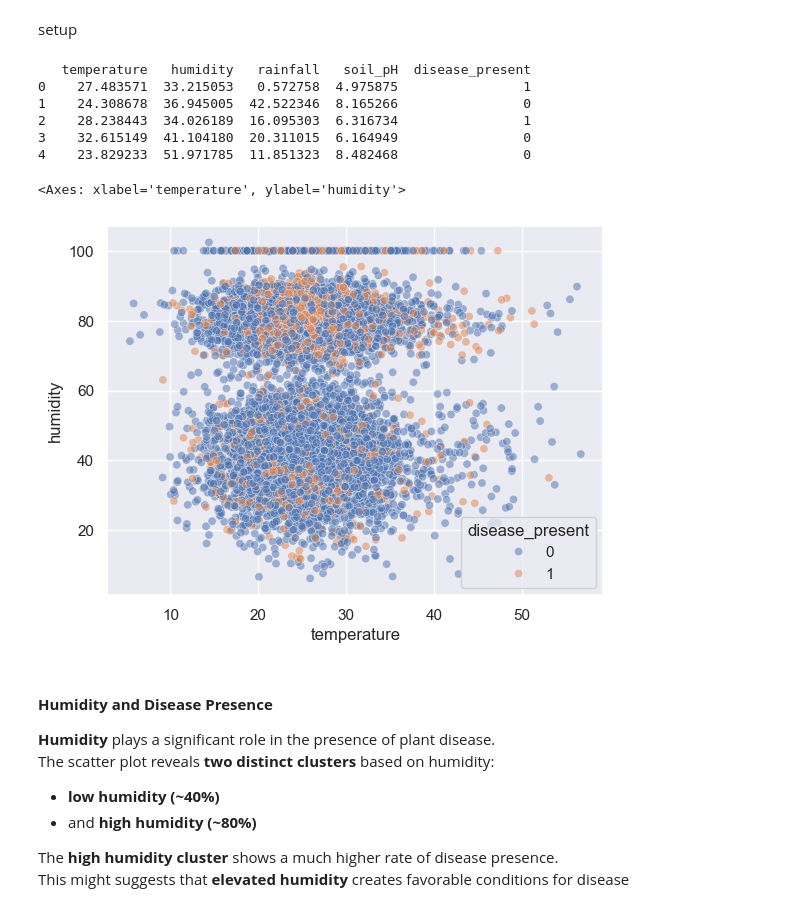
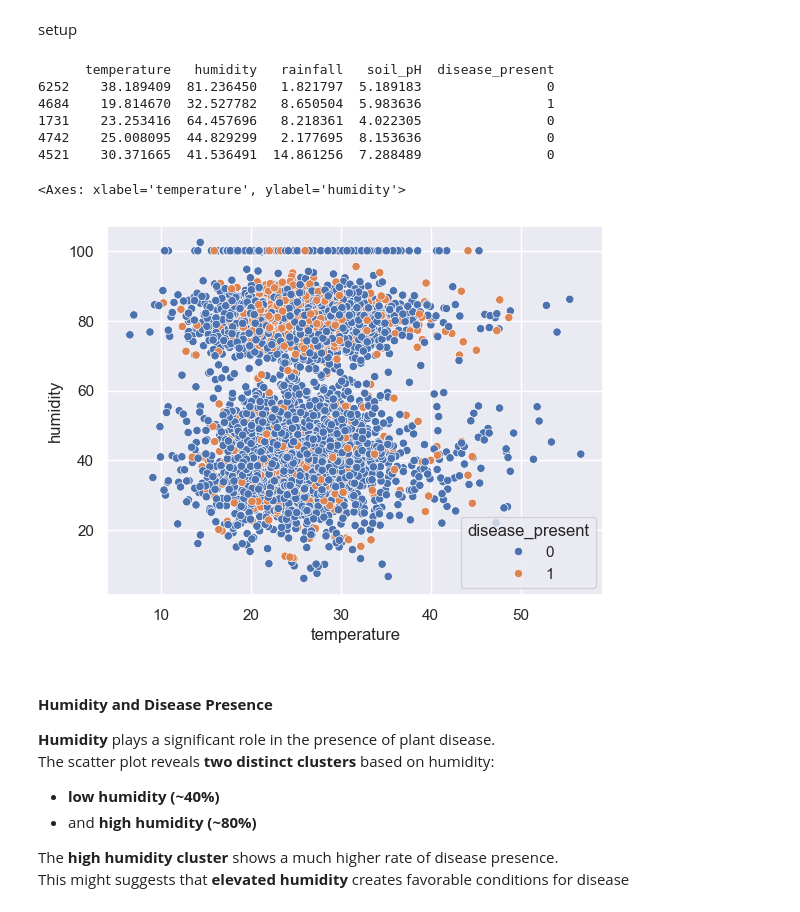
Before and after one commit to gts0025/test_projects.py, a Jupyter notebook: python/AI and data/plant_disease/jupiter_plant_data_analysis.ipynb, the cells around one changed output. Saved outputs shown, nothing was run; the diff lists cells and outputs as text; code cells hidden in the pictures.

```diff
--- a/python/AI and data/plant_disease/jupiter_plant_data_analysis.ipynb
+++ b/python/AI and data/plant_disease/jupiter_plant_data_analysis.ipynb
@@ -9,21 +9,22 @@ import matplotlib.pyplot as plt
 
 
 plant_data = pd.read_csv('plant_disease_dataset.csv')
+plant_data = plant_data.sample(frac=0.5, random_state=42)
 print(plant_data.head())
 #dark mode
 sns.set_theme(style="darkgrid")
 # %% [output]
-   temperature   humidity   rainfall   soil_pH  disease_present
-0    27.483571  33.215053   0.572758  4.975875                1
-1    24.308678  36.945005  42.522346  8.165266                0
-2    28.238443  34.026189  16.095303  6.316734                1
-3    32.615149  41.104180  20.311015  6.164949                0
-4    23.829233  51.971785  11.851323  8.482468                0
+      temperature   humidity   rainfall   soil_pH  disease_present
+6252    38.189409  81.236450   1.821797  5.189183                0
+4684    19.814670  32.527782   8.650504  5.983636                1
+1731    23.253416  64.457696   8.218361  4.022305                0
+4742    25.008095  44.829299   2.177695  8.153636                0
+4521    30.371665  41.536491  14.861256  7.288489                0
 # %%
-sns.scatterplot(data=plant_data, x='temperature', y='humidity', hue='disease_present', alpha=0.5)
+sns.scatterplot(data=plant_data, x='temperature', y='humidity', hue='disease_present')
 # %% [output]
 <Axes: xlabel='temperature', ylabel='humidity'>
-[figure, old version]
+[figure, new version]
 # %% [markdown]
 #### **Humidity and Disease Presence**
 
```
Also changed, not shown: parts of 2 cells of this notebook.
